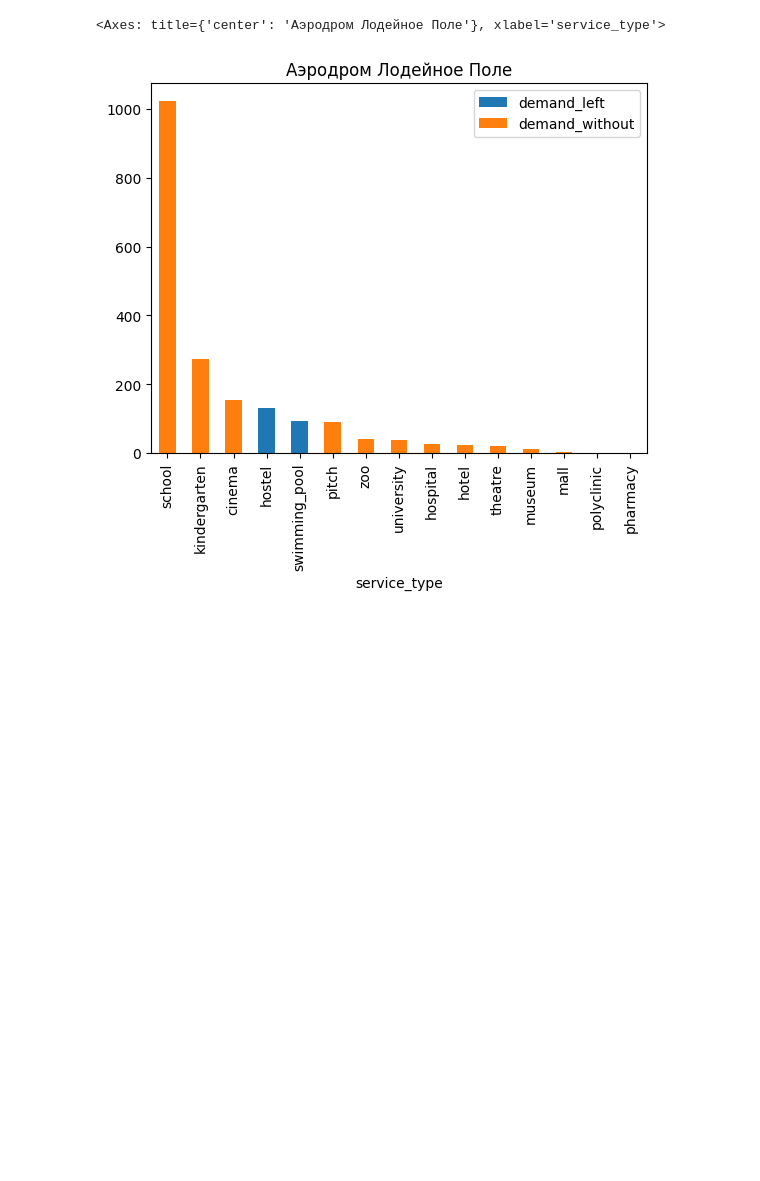
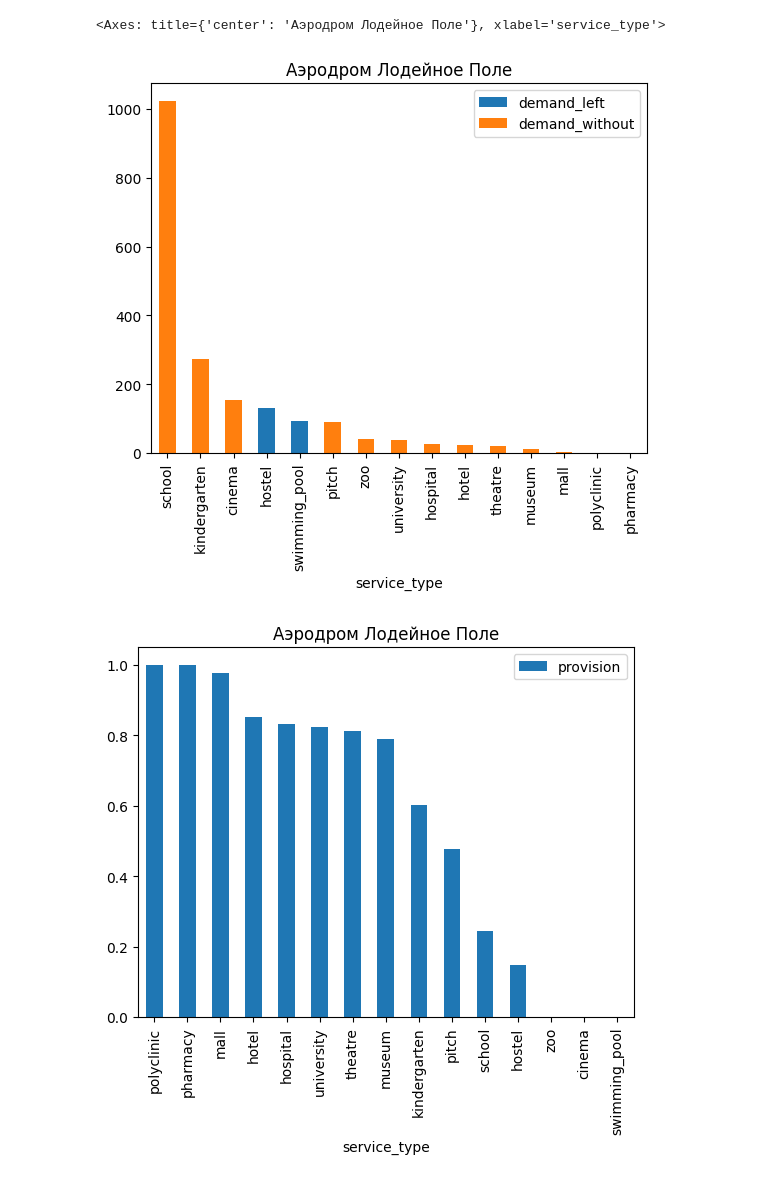
Before and after one commit to aimclub/blocksnet, a Jupyter notebook: examples/territory_provision.ipynb, the cells around one changed output. Drawn from its saved outputs; the diff is of its cells as text; code cells hidden in the pictures; blank space fills up the shorter version.

Commit message:
provision assessment

```diff
--- a/examples/territory_provision.ipynb
+++ b/examples/territory_provision.ipynb
@@ -84,7 +84,7 @@ local_crs = 32636
 # %%
 import geopandas as gpd
 
-provisions = {service_type['name'] : gpd.read_file(f'data/provision/{service_type["name"]}_towns.geojson').to_crs(local_crs) for infrastructure in infrastructures.values() for service_type in infrastructure}
+provisions = {service_type['name'] : gpd.read_file(f'data/res/{service_type["name"]}_towns.geojson').to_crs(local_crs) for infrastructure in infrastructures.values() for service_type in infrastructure}
 # %%
 territories_names = ['lodey', 'shlis', 'siver', 'sveto']
 territories = {}
@@ -182,4 +168,5 @@ for territory_name in sjoins.keys():
     rows.append(row)
   df = pd.DataFrame(rows).set_index('service_type')
   df['demand_potential'] = df['demand_left'] + df['demand_without']
+  df['provision'] = df['demand_within'] / df['demand']
   result[territory_name] = df
@@ -186,7 +193,9 @@ for territory_name in sjoins.keys():
 # %%
 result['lodey'].sort_values('demand_potential', ascending=False).plot(y=['demand_left', 'demand_without'], stacked=True, kind='bar', title='Аэродром Лодейное Поле')
+result['lodey'].sort_values('provision', ascending=False).plot(y=['provision'], stacked=True, kind='bar', title='Аэродром Лодейное Поле')
 # %% [output]
 <Axes: title={'center': 'Аэродром Лодейное Поле'}, xlabel='service_type'>
 [figure]
+[figure, added]
 # %%
 result['shlis'].sort_values('demand_potential', ascending=False).plot(y=['demand_left', 'demand_without'], stacked=True, kind='bar', title='Шлиссельбургское городское поселение')
```
Also changed, not shown: parts of 5 cells of this notebook, 1 other file.
